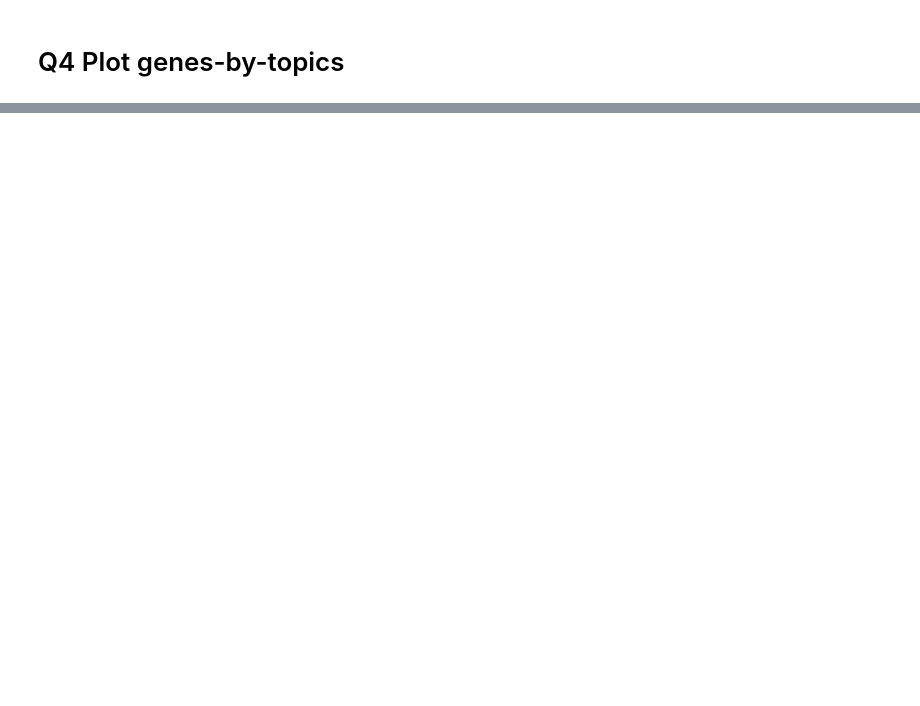
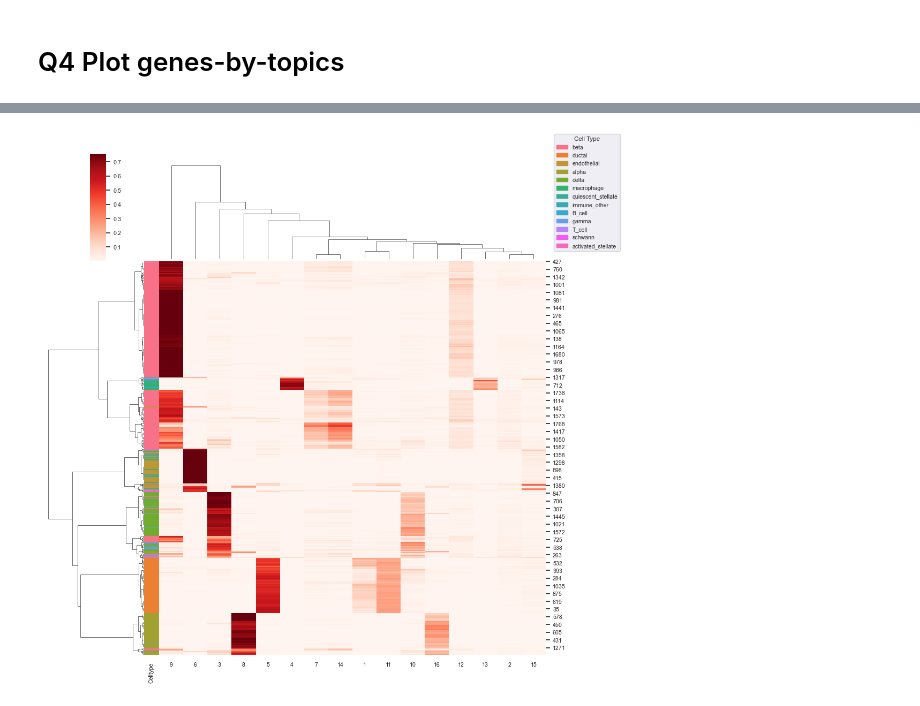
Before and after one commit to kevalpipalia/VAE-on-Mouse-Pancreas-single-cell-RNA-sequencing-data, a Jupyter notebook: comp565_fall2023_A4_starter.ipynb, the cells around one changed output, grey strips where cells are left out. Cells and saved outputs as stored; diff of their text form; code cells hidden in the pictures; blank space fills up the shorter version.

```diff
--- a/comp565_fall2023_A4_starter.ipynb
+++ b/comp565_fall2023_A4_starter.ipynb
@@ -233,0 +382,52 @@ sc.pl.umap(mp_anndata, color='Celltype', title='UMAP plot for the MP cell-embedd
+# %%
+import seaborn as sns
+import matplotlib.pyplot as plt
+import pandas as pd
+from matplotlib.colors import ListedColormap
+from matplotlib.patches import Patch
+
+# After training, you would get the topic distributions (theta) for all cells
+theta = get_theta(model, X_tensor_normalized)
+
+cell_types = mp_anndata.obs['Celltype']
+
+theta_df = pd.DataFrame(theta, columns=[f'{i+1}' for i in range(K)])
+
+theta_df['Celltype'] = np.array( cell_types.values)
+
+# Create a color palette, which is a dictionary mapping the cell type to a color
+unique_cell_types = theta_df['Celltype'].unique()
+palette = sns.color_palette('husl', len(unique_cell_types))  # Adjust the color palette as needed
+celltype_palette = dict(zip(unique_cell_types, palette))
+
+# Map the cell types to colors and create a row_colors list
+# import pdb; pdb.set_trace()
+row_colors = theta_df['Celltype'].map(celltype_palette)
+
+# Generate the clustermap
+sns.set(font_scale=0.7)  # Adjust to fit the scale of your figure
+g = sns.clustermap(
+    theta_df.drop(columns='Celltype'),  # Exclude the 'Celltype' column from the heatmap
+    robust=True,
+    row_colors= row_colors,  # Use the row_colors we just defined
+    method='ward',
+    cmap='Reds',  # Same colormap as in Figure 4
+    figsize=(10, 10)  # Adjust the figure size to match the desired layout
+)
+
+# Adjust the position of the main color bar
+g.cax.set_position([0.1, 0.8, 0.03, 0.2])
+
+
+# Create a legend for the cell types with a color patch
+legend_patches = [Patch(color=celltype_palette[cell_type], label=cell_type)
+                  for cell_type in unique_cell_types]
+
+# Place the legend in the plot
+g.ax_col_dendrogram.legend(handles=legend_patches, title='Cell Type',
+                            bbox_to_anchor=(1.2, 1.3), loc='best')
+
+
+plt.show()
+# %% [output]
+[figure, added]
```
Also changed, not shown: parts of 19 cells of this notebook, 2 other files.
